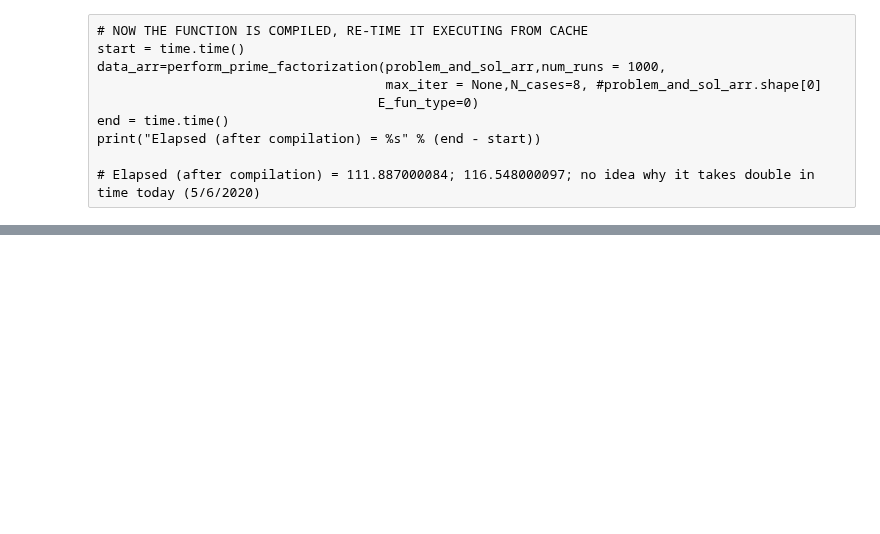
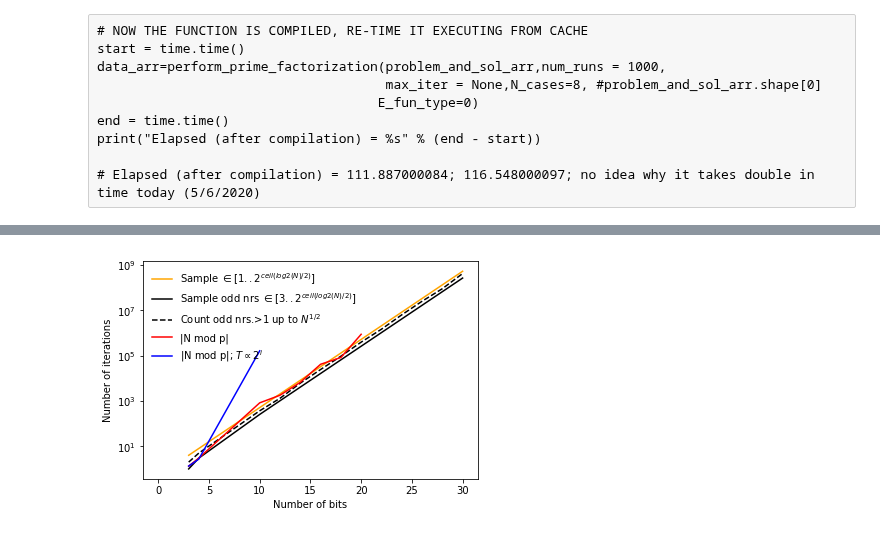
Before and after one commit to lican81/A0_DUT, a Jupyter notebook: GUI/Thomas/sandbox_prime_factorization.ipynb, the cells around one changed output, grey strips where cells are left out. Saved outputs shown, nothing was run; the diff lists cells and outputs as text; code cells hidden in the pictures; blank space fills up the shorter version.

```diff
--- a/GUI/Thomas/sandbox_prime_factorization.ipynb
+++ b/GUI/Thomas/sandbox_prime_factorization.ipynb
@@ -385,12 +405,12 @@ print("Elapsed (after compilation) = %s" % (end - start))
 # NOW THE FUNCTION IS COMPILED, RE-TIME IT EXECUTING FROM CACHE
 start = time.time()
 data_arr=perform_prime_factorization(problem_and_sol_arr,num_runs = 1000,
-                                     max_iter = None,N_cases=9, #problem_and_sol_arr.shape[0]
+                                     max_iter = None,N_cases=8, #problem_and_sol_arr.shape[0]
                                     E_fun_type=0)
 end = time.time()
 print("Elapsed (after compilation) = %s" % (end - start))
 
-#up to n bits = 22: Failed calculations:  0; Elapsed (after compilation) = 470.773000002
+#N_cases=9; up to n bits = 22: Failed calculations:  0; Elapsed (after compilation) = 470.773000002
 # %% [output]
 Number of bits n= 3
 Percentage failed calculations:  0.0 %
@@ -414,0 +433,8 @@ Elapsed (after compilation) = 470.773000002
+# %%
+# NOW THE FUNCTION IS COMPILED, RE-TIME IT EXECUTING FROM CACHE
+start = time.time()
+data_arr_Eft1=perform_prime_factorization(problem_and_sol_arr,num_runs = 1000,
+                                     max_iter = None,N_cases=3, #problem_and_sol_arr.shape[0]
+                                    E_fun_type=1)
+end = time.time()
+print("Elapsed (after compilation) = %s" % (end - start))
@@ -463,2 +498,20 @@ plt.show()
+# %%
+plt.figure(1)
+plt.clf()
+plt.semilogy(problem_and_sol_arr[:,0],2**(problem_and_sol_arr[:,0])/2.,"orange",label="Sample $\in[1..2^{ceil(log2(N)/2)}]$")
+# ..-1 because 1 is not our prime number
+plt.semilogy(problem_and_sol_arr[:,0],(2**(problem_and_sol_arr[:,0])/2.+1)//2-1,"k",label="Sample odd nrs $\in[3..2^{ceil(log2(N)/2)}]$")
+#plt.semilogy(problem_and_sol_arr[:,0],problem_and_sol_arr[:,-1]**.5,"k--",label=r"Count up to $N^{1/2}$")
+plt.semilogy(problem_and_sol_arr[:,0],np.floor(problem_and_sol_arr[:,-1]**.5+1)//2-1,"k--",label=r"Count odd nrs.>1 up to $N^{1/2}$")
+plt.semilogy(data_arr[:,0],data_arr[:,1],"r",label=r"|N mod p|")
+plt.semilogy(data_arr_Eft1[:,0],data_arr_Eft1[:,1],"b",label=r"|N mod p|; $T \propto 2^i$")
+leg=plt.legend(loc=0)
+leg.draw_frame(False)
+plt.xlabel("Number of bits")
+plt.ylabel("Number of iterations")
+#TODO: plot errorbars.
+plt.show()
+# %% [output]
+[figure, added]
 # %%
 data_arr[0,1]
```
Also changed, not shown: parts of 16 cells of this notebook.
